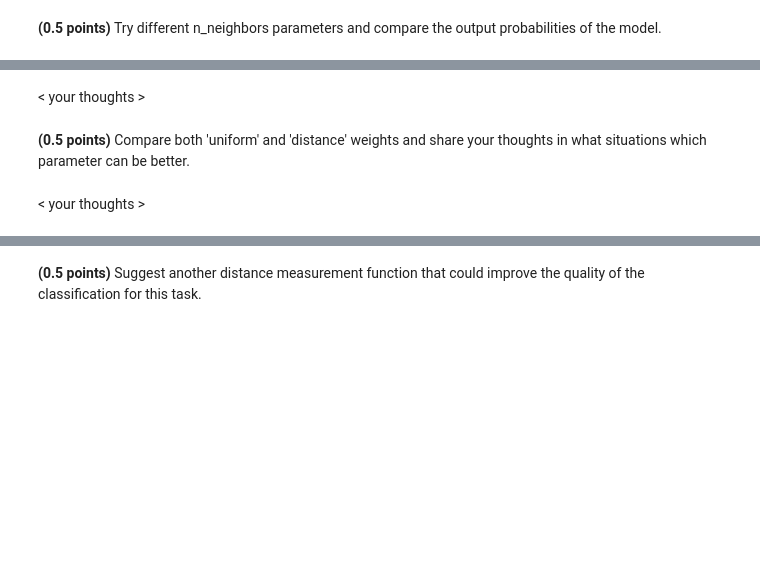
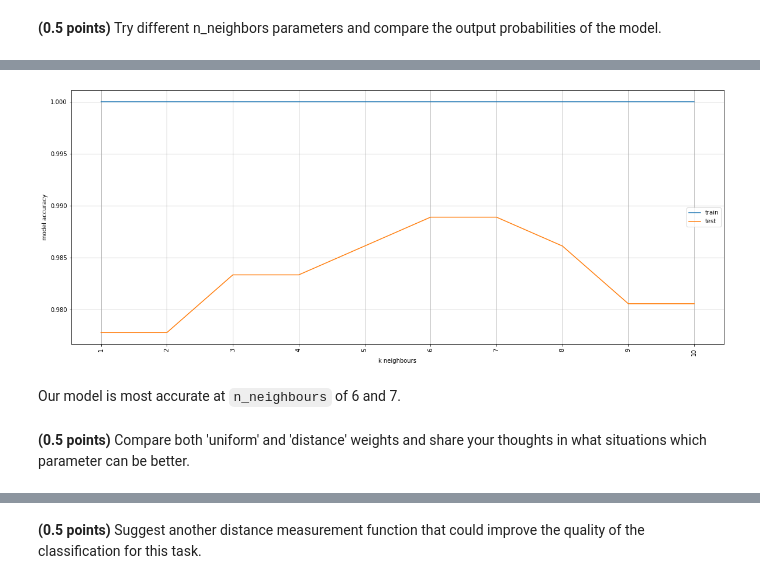
Before and after one commit to masha-mcr/ml-intro-classification, a Jupyter notebook: hw_classification.ipynb, the cells around one changed output, grey strips where cells are left out. Cells and saved outputs as stored; diff of their text form; code cells hidden in the pictures; blank space fills up the shorter version.

```diff
--- a/hw_classification.ipynb
+++ b/hw_classification.ipynb
@@ -349,7 +349,7 @@ where $p_i$ is probability of i-th class and $c$ is the number of classes.
 class CustomKNeighborsClassifier:
     _estimator_type = "classifier"
 
-    def __init__(self, n_neighbors=5, weights='uniform', eps=1e-9):
+    def __init__(self, n_neighbors=5, weights='uniform', eps=1e-9,p=2):
         """K-Nearest Neighbors classifier.
 
         Args:
@@ -368,6 +368,7 @@ class CustomKNeighborsClassifier:
         self.n_neighbors = n_neighbors
         self.weights = weights
         self.eps = eps
+        self.p = p
 
 
     def get_pairwise_distances(self, X, Y):
@@ -383,7 +384,7 @@ class CustomKNeighborsClassifier:
         """
         p = np.zeros((X.shape[0],Y.shape[0]))
         for i in range(Y.shape[0]):
-            p[:,i] = np.linalg.norm(X-Y[i,:],axis=1)
+            p[:,i] = ((np.abs(X-Y[i,:]))**self.p).sum(axis=1) ** (1/self.p)
         return p
 
 
@@ -431,17 +432,23 @@ class CustomKNeighborsClassifier:
         if hasattr(self, 'points'):
             P = self.get_pairwise_distances(self.points, X)
             y = np.zeros((X.shape[0],self.classes_.shape[0]))
-            weights_of_points = np.ones(P.shape)
             if self.weights == 'distance':
                 for i in range(X.shape[0]):
                     neighbours_idx = np.argpartition(P[:,i], self.n_neighbors)
-                    neighbours_w_group = [(P[idx,i],self.y[idx]) for idx in neighbours_idx[:self.n_neighbors]]
                     scores = dict.fromkeys(self.classes_, 0)
-                    for item in neighbours_w_group:
-                        scores[item[1]] += 1 / (item[0] + np.finfo(float).eps)
-
+                    for idx in neighbours_idx[:self.n_neighbors]:
+                        scores[self.y[idx]] += 1 / (P[idx,i] + np.finfo(float).eps)
                     y[i,:] = np.array(list(scores.values()))
                     y[i,:] = y[i,:]/y[i,:].sum()
+            elif self.weights == 'uniform':
+                for i in range(X.shape[0]):
+                    neighbours_idx = np.argpartition(P[:,i], self.n_neighbors)
+                    scores = dict.fromkeys(self.classes_, 0)
+                    for idx in neighbours_idx[:self.n_neighbors]:
+                        scores[self.y[idx]] += 1
+                    y[i,:] = np.array(list(scores.values()))
+                    y[i,:] = y[i,:]/y[i,:].sum()
+
             return y
 
         else:
@@ -509,4 +511,20 @@ array([[4.89897949, 2.44948974],
-# %% [markdown]
-< your thoughts >
+# %%
+test_acc,train_acc = [],[]
+for k  in range(1,11):
+    model = CustomKNeighborsClassifier(n_neighbors=k, weights='distance')
+    model.fit(X_train,y_train)
+    train_acc.append(metrics.accuracy_score(y_pred=model.predict(X_train), y_true=y_train))
+    test_acc.append(metrics.accuracy_score(y_pred=model.predict(X_test), y_true=y_test))
+plt.plot(range(1,11),train_acc,label='train')
+plt.plot(range(1,11),test_acc,label='test')
+plt.xlabel('k neighbours')
+plt.ylabel('model accuracy')
+plt.xticks(range(1,11),rotation='vertical')
+plt.legend(loc='center right')
+plt.grid(True)
+# %% [output]
+[figure, added]
+# %% [markdown]
+Our model is most accurate at `n_neighbours` of 6 and 7.
 # %% [markdown]
 **(0.5 points)** Compare both 'uniform' and 'distance' weights and share your thoughts in what situations which parameter can be better.
@@ -515,2 +530,0 @@ array([[4.89897949, 2.44948974],
-# %% [markdown]
-< your thoughts >
```
Also changed, not shown: parts of 60 cells of this notebook, 1 other file.
